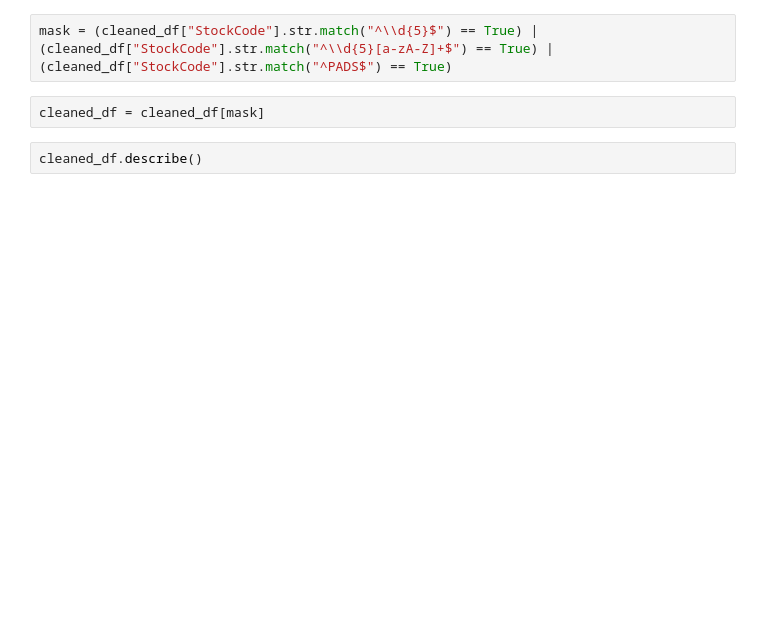
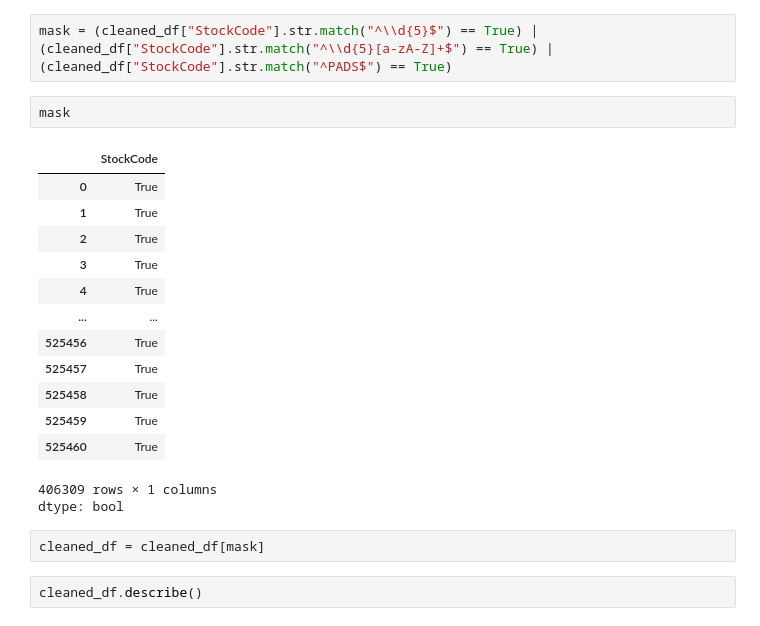
Before and after one commit to jcampuzano1111/K-Means-Online-Retailes, a Jupyter notebook: K_Means_cluster_online_retail.ipynb, the cells around one changed output. Saved outputs shown, nothing was run; the diff lists cells and outputs as text; blank space fills up the shorter version.

```diff
--- a/K_Means_cluster_online_retail.ipynb
+++ b/K_Means_cluster_online_retail.ipynb
@@ -275,5 +269,22 @@ See the caveats in the documentation: https://pandas.pydata.org/pandas-docs/stab
 # %%
 mask = (cleaned_df["StockCode"].str.match("^\\d{5}$") == True) | (cleaned_df["StockCode"].str.match("^\\d{5}[a-zA-Z]+$") == True) | (cleaned_df["StockCode"].str.match("^PADS$") == True)
+# %%
+mask
+# %% [output]
+|  | StockCode |
+| 0 | True |
+| 1 | True |
+| 2 | True |
+| 3 | True |
+| 4 | True |
+| ... | ... |
+| 525456 | True |
+| 525457 | True |
+| 525458 | True |
+| 525459 | True |
+| 525460 | True |
+406309 rows × 1 columns
+dtype: bool
 # %%
 cleaned_df = cleaned_df[mask]
 # %%
```
Also changed, not shown: parts of 17 cells of this notebook.
